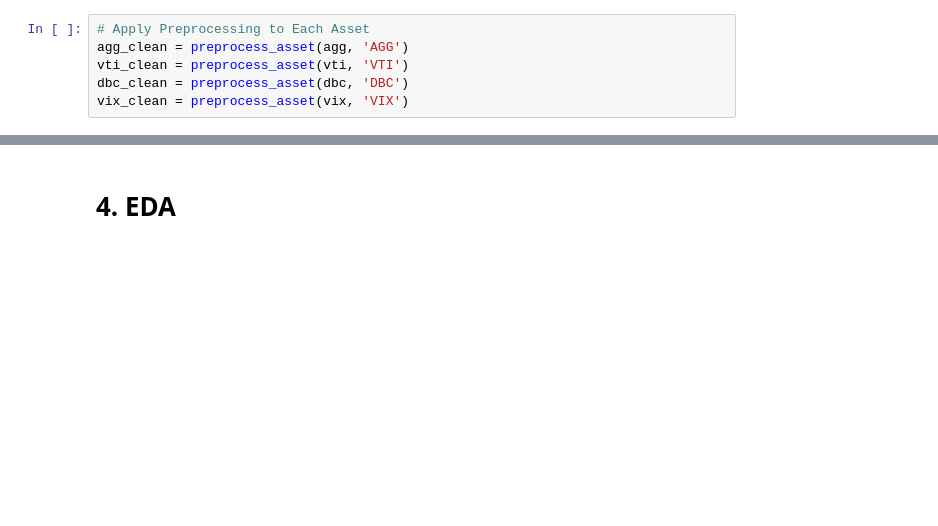
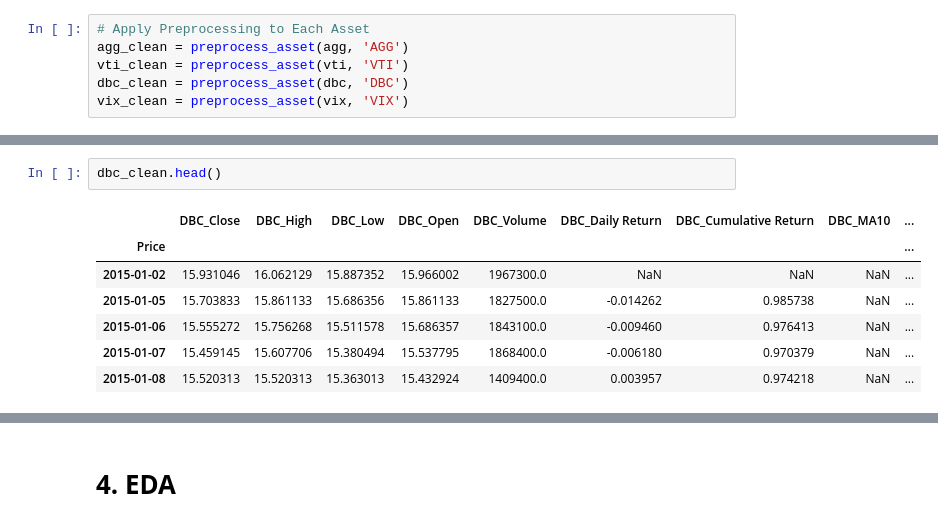
Before and after one commit to Saisha0512/Portfolio_Optimization_ML_DL, a Jupyter notebook: Portfolio_Optimization_ML_DL.ipynb, the cells around one changed output, grey strips where cells are left out. Drawn from its saved outputs; the diff is of its cells as text; blank space fills up the shorter version.

```diff
--- a/Portfolio_Optimization_ML_DL.ipynb
+++ b/Portfolio_Optimization_ML_DL.ipynb
@@ -128,0 +189,10 @@ vix_clean = preprocess_asset(vix, 'VIX')
+# %%
+dbc_clean.head()
+# %% [output]
+|  | DBC_Close | DBC_High | DBC_Low | DBC_Open | DBC_Volume | DBC_Daily Return | DBC_Cumulative Return | DBC_MA10 | ... |
+| Price |  |  |  |  |  |  |  |  | ... |
+| 2015-01-02 | 15.931046 | 16.062129 | 15.887352 | 15.966002 | 1967300.0 | NaN | NaN | NaN | ... |
+| 2015-01-05 | 15.703833 | 15.861133 | 15.686356 | 15.861133 | 1827500.0 | -0.014262 | 0.985738 | NaN | ... |
+| 2015-01-06 | 15.555272 | 15.756268 | 15.511578 | 15.686357 | 1843100.0 | -0.009460 | 0.976413 | NaN | ... |
+| 2015-01-07 | 15.459145 | 15.607706 | 15.380494 | 15.537795 | 1868400.0 | -0.006180 | 0.970379 | NaN | ... |
+| 2015-01-08 | 15.520313 | 15.520313 | 15.363013 | 15.432924 | 1409400.0 | 0.003957 | 0.974218 | NaN | ... |
```
Also changed, not shown: parts of 13 cells of this notebook.
